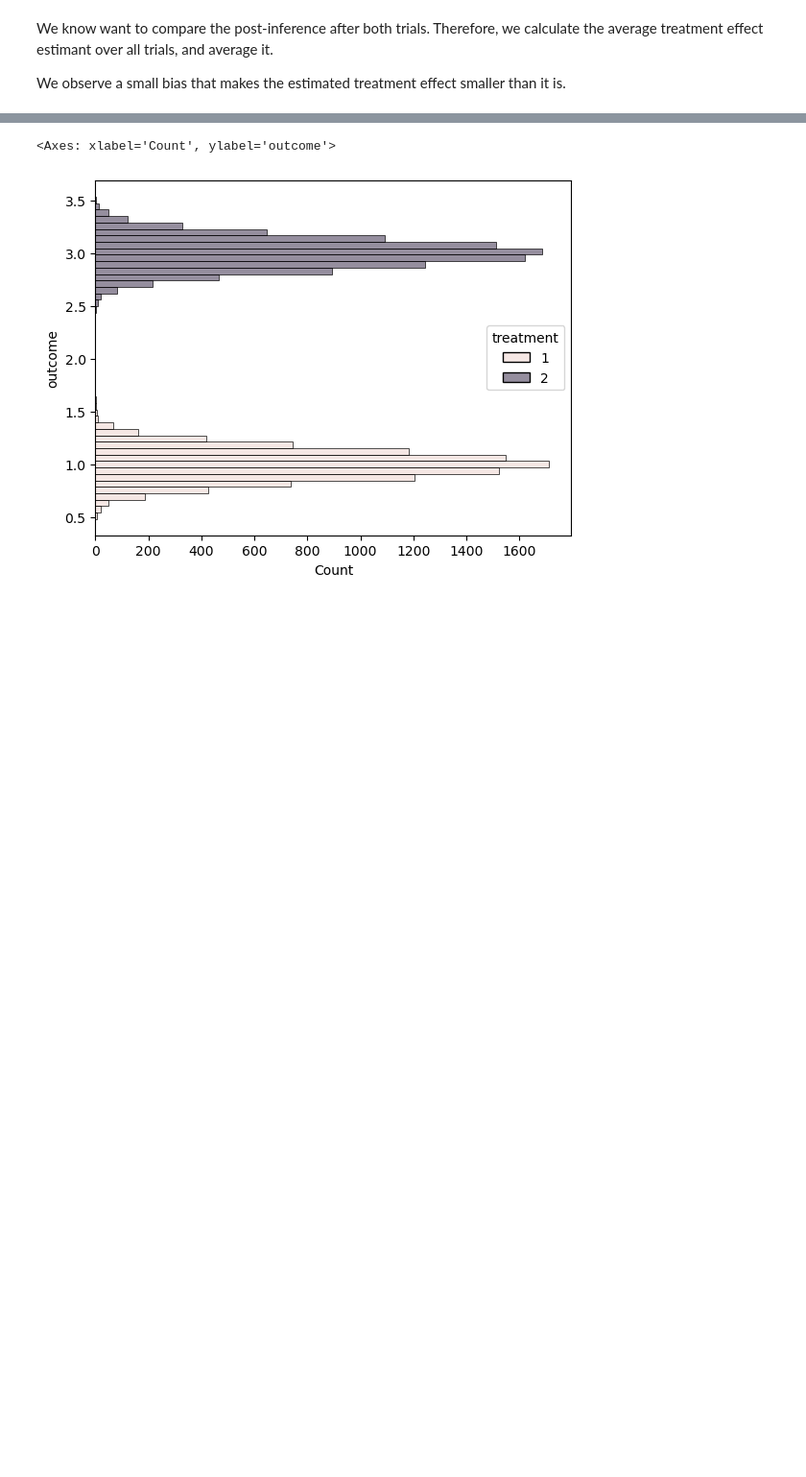
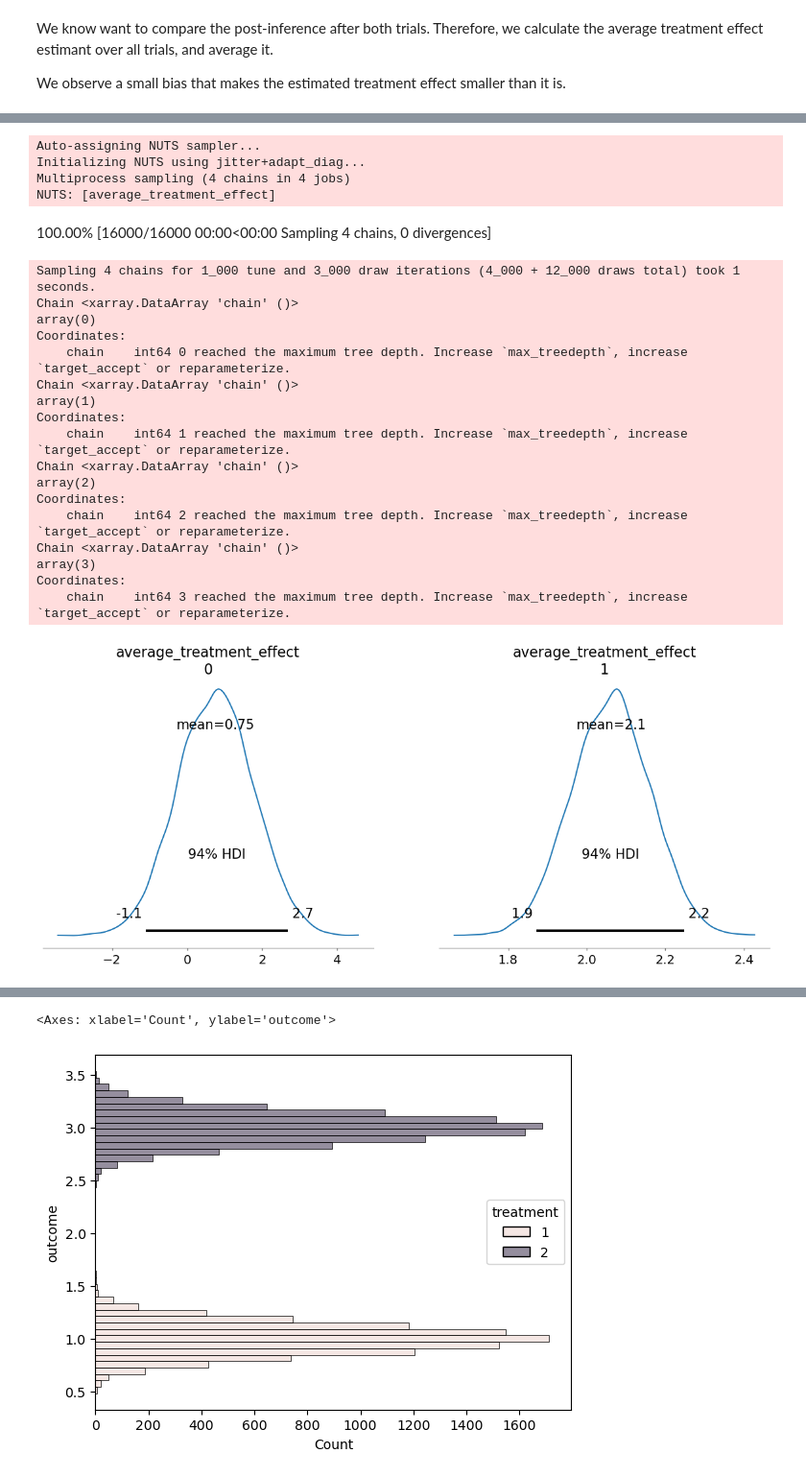
Before and after one commit to HIAlab/adaptive_nof1, a Jupyter notebook: notebooks/Inference_In_Adaptive_Sampling.ipynb, the cells around one changed output, grey strips where cells are left out. Shown: that part at 96% size. Saved outputs shown, nothing was run; the diff lists cells and outputs as text; code cells hidden in the pictures; blank space fills up the shorter version.

```diff
--- a/notebooks/Inference_In_Adaptive_Sampling.ipynb
+++ b/notebooks/Inference_In_Adaptive_Sampling.ipynb
@@ -115,2 +125,47 @@ Measured bias for treatment 2: 0.2228024730
+# %%
+model = pm.Model()
+
+with model:
+    df_trial = df_play_the_winner[df_play_the_winner["trial"] == 0]
+    treatments = df_trial["treatment"]
+    # Priors for unknown model parameters
+    average_treatment_effect = pm.Normal(
+        "average_treatment_effect", mu=0, sigma=100, shape=2
+    )
+    outcome = pm.Normal(
+        "outcome",
+        mu=(
+            np.array(df_trial["treatment"] == 1) * average_treatment_effect[0]
+            + np.array(df_trial["treatment"] == 2) * average_treatment_effect[1]
+        ),
+        sigma=sigma,
+        observed=df_trial["outcome"],
+    )
+    trace = pm.sample(3000)
+    az.plot_posterior(trace)
+# %% [output]
+Auto-assigning NUTS sampler...
+Initializing NUTS using jitter+adapt_diag...
+Multiprocess sampling (4 chains in 4 jobs)
+NUTS: [average_treatment_effect]
+100.00% [16000/16000 00:00<00:00 Sampling 4 chains, 0 divergences]
+Sampling 4 chains for 1_000 tune and 3_000 draw iterations (4_000 + 12_000 draws total) took 1 seconds.
+Chain <xarray.DataArray 'chain' ()>
+array(0)
+Coordinates:
+    chain    int64 0 reached the maximum tree depth. Increase `max_treedepth`, increase `target_accept` or reparameterize.
+Chain <xarray.DataArray 'chain' ()>
+array(1)
+Coordinates:
+    chain    int64 1 reached the maximum tree depth. Increase `max_treedepth`, increase `target_accept` or reparameterize.
+Chain <xarray.DataArray 'chain' ()>
+array(2)
+Coordinates:
+    chain    int64 2 reached the maximum tree depth. Increase `max_treedepth`, increase `target_accept` or reparameterize.
+Chain <xarray.DataArray 'chain' ()>
+array(3)
+Coordinates:
+    chain    int64 3 reached the maximum tree depth. Increase `max_treedepth`, increase `target_accept` or reparameterize.
+[figure, added]
 # %% [markdown]
 ### What do I need to do?
```
Also changed, not shown: parts of 12 cells of this notebook.
